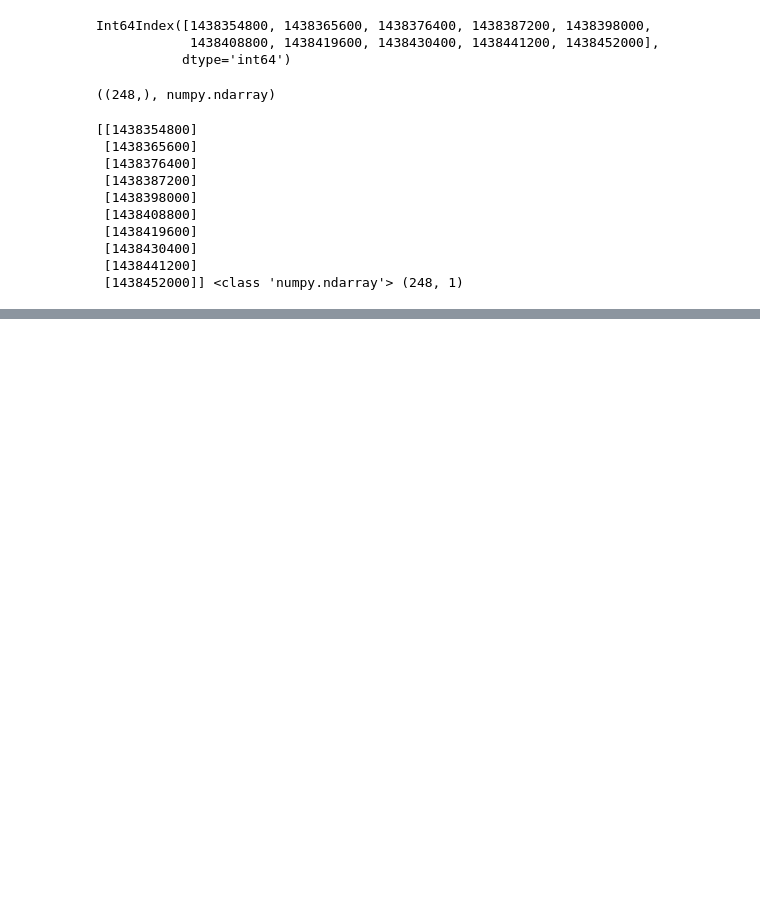
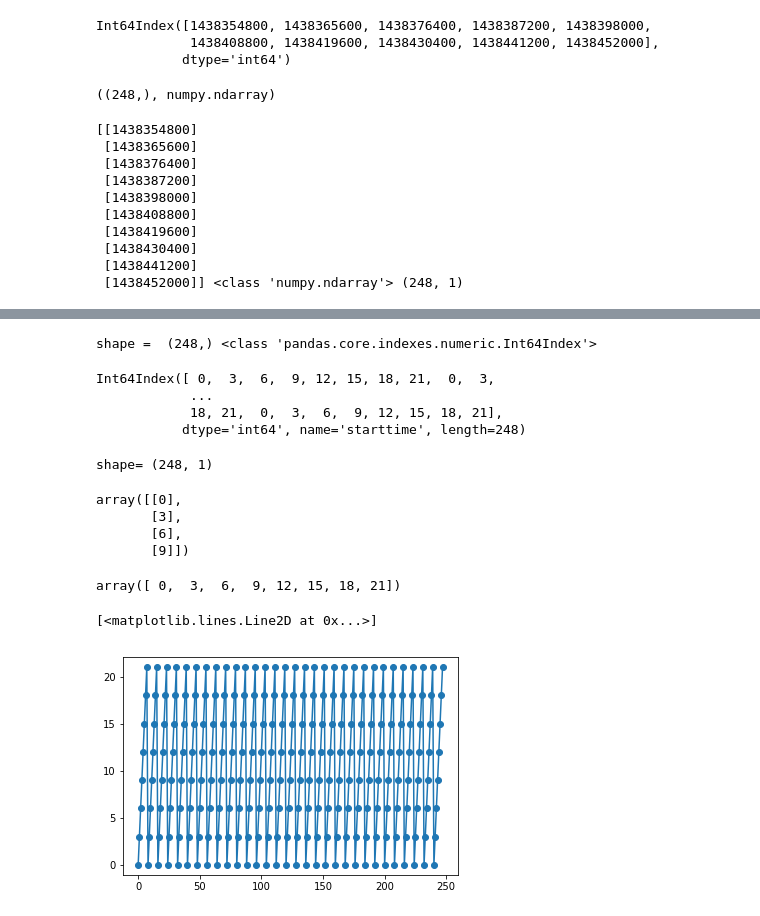
Before and after one commit to yongduek/lectures, a Jupyter notebook: ds101/citibike.ipynb, the cells around one changed output, grey strips where cells are left out. Cells and saved outputs as stored; diff of their text form; code cells hidden in the pictures; blank space fills up the shorter version.

```diff
--- a/ds101/citibike.ipynb
+++ b/ds101/citibike.ipynb
@@ -128,0 +179,29 @@ print (X[:10], type(X), X.shape)
+# %%
+X_hour = citibike.index.hour
+print ('shape = ', X_hour.shape, type(X_hour))
+X_hour
+# %% [output]
+shape =  (248,) <class 'pandas.core.indexes.numeric.Int64Index'>
+Int64Index([ 0,  3,  6,  9, 12, 15, 18, 21,  0,  3,
+            ...
+            18, 21,  0,  3,  6,  9, 12, 15, 18, 21],
+           dtype='int64', name='starttime', length=248)
+# %%
+X_hour = X_hour.values.reshape(-1,1)
+print ('shape=', X.shape)
+X_hour[:4]
+# %% [output]
+shape= (248, 1)
+array([[0],
+       [3],
+       [6],
+       [9]])
+# %%
+np.unique (X_hour)
+# %% [output]
+array([ 0,  3,  6,  9, 12, 15, 18, 21])
+# %%
+plt.plot (X_hour, 'o-')
+# %% [output]
+[<matplotlib.lines.Line2D at 0x...>]
+[figure, added]
```
Also changed, not shown: parts of 26 cells of this notebook, 1 other file.
